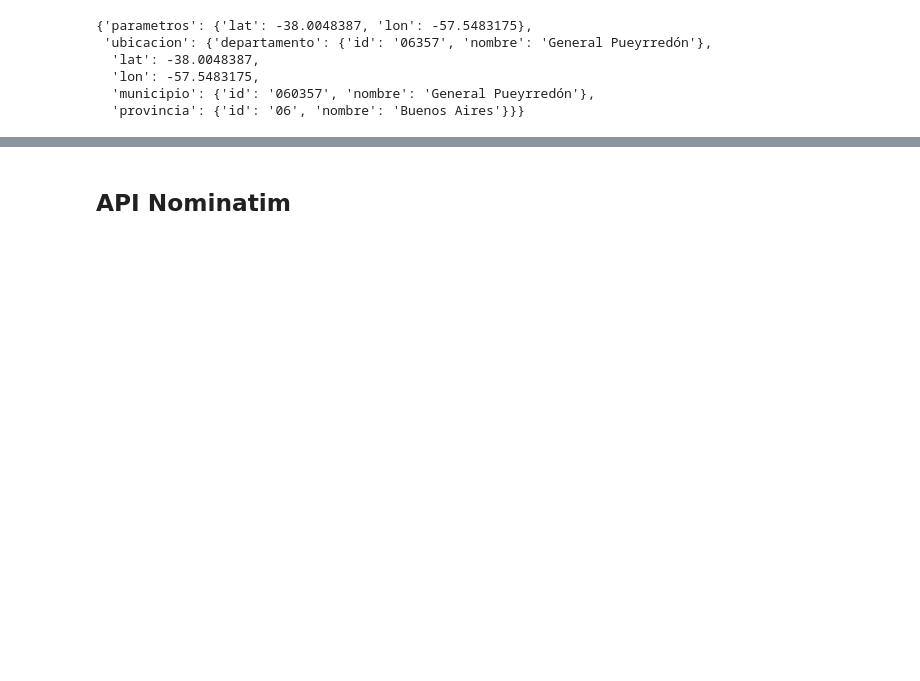
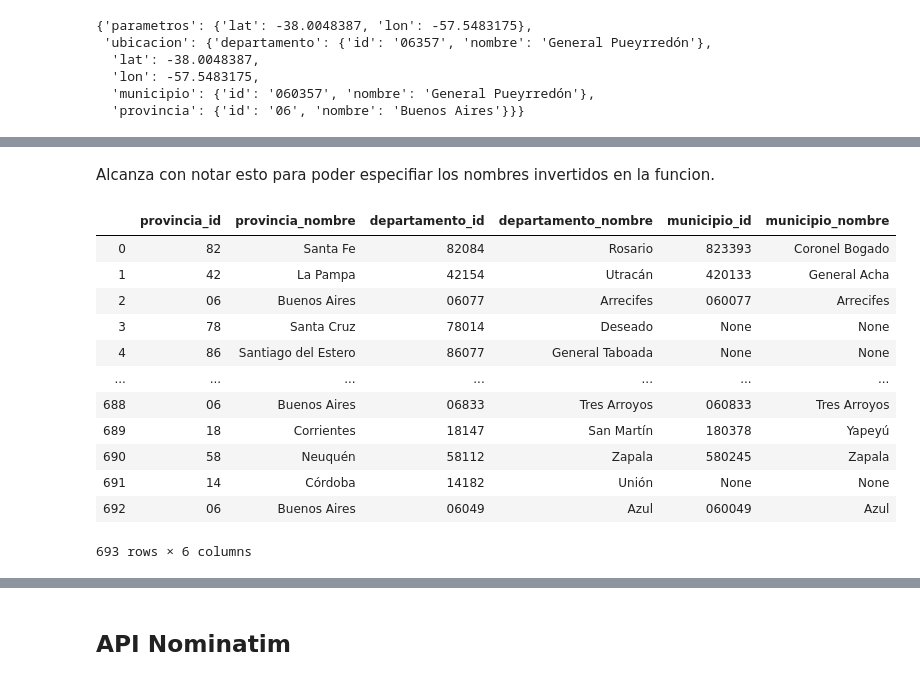
Before and after one commit to institutohumai/cursos-python, a Jupyter notebook: APIs/1_APIs_Geograficas/clase-1.ipynb, the cells around one changed output, grey strips where cells are left out. Saved outputs shown, nothing was run; the diff lists cells and outputs as text; code cells hidden in the pictures; blank space fills up the shorter version.

```diff
--- a/APIs/1_APIs_Geograficas/clase-1.ipynb
+++ b/APIs/1_APIs_Geograficas/clase-1.ipynb
@@ -587,0 +641,22 @@ requests.get(
+# %% [markdown]
+Alcanza con notar esto para poder especifiar los nombres invertidos en la funcion.
+# %%
+unidades_territoriales = helpers.ubicar_coordenadas(
+    aeropuertos[['latitud', 'longitud']],
+    'longitud', 'latitud'
+)
+unidades_territoriales
+# %% [output]
+|  | provincia_id | provincia_nombre | departamento_id | departamento_nombre | municipio_id | municipio_nombre |
+| 0 | 82 | Santa Fe | 82084 | Rosario | 823393 | Coronel Bogado |
+| 1 | 42 | La Pampa | 42154 | Utracán | 420133 | General Acha |
+| 2 | 06 | Buenos Aires | 06077 | Arrecifes | 060077 | Arrecifes |
+| 3 | 78 | Santa Cruz | 78014 | Deseado | None | None |
+| 4 | 86 | Santiago del Estero | 86077 | General Taboada | None | None |
+| ... | ... | ... | ... | ... | ... | ... |
+| 688 | 06 | Buenos Aires | 06833 | Tres Arroyos | 060833 | Tres Arroyos |
+| 689 | 18 | Corrientes | 18147 | San Martín | 180378 | Yapeyú |
+| 690 | 58 | Neuquén | 58112 | Zapala | 580245 | Zapala |
+| 691 | 14 | Córdoba | 14182 | Unión | None | None |
+| 692 | 06 | Buenos Aires | 06049 | Azul | 060049 | Azul |
+693 rows × 6 columns
```
Also changed, not shown: parts of 25 cells of this notebook, 1 other file.
